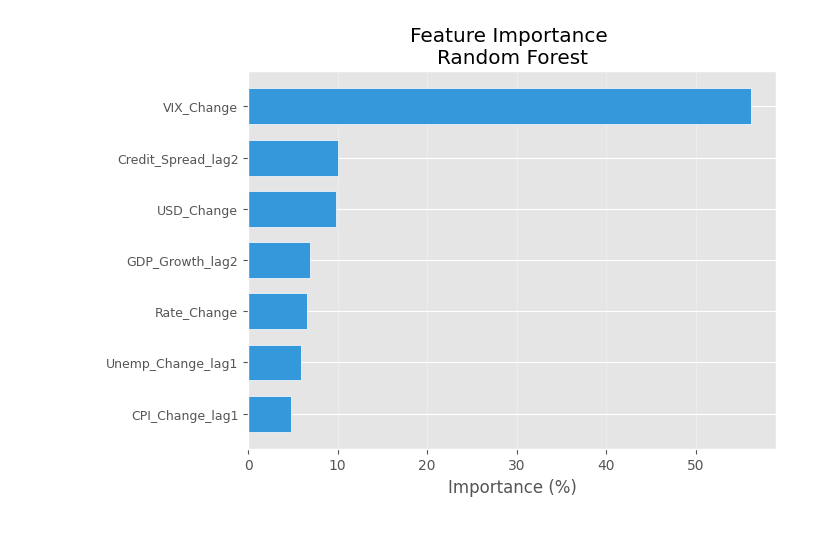
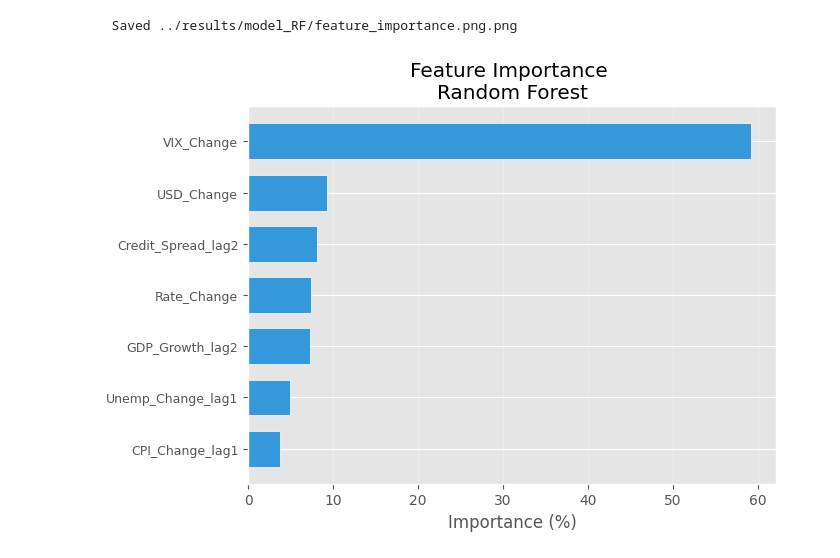
Before and after one commit to ashan-shashika/macroeconomic-impact-stock-ml, a Jupyter notebook: notebooks/06_random_forest.ipynb, the cells around one changed output. Saved outputs shown, nothing was run; the diff lists cells and outputs as text; code cells hidden in the pictures.

```diff
--- a/notebooks/06_random_forest.ipynb
+++ b/notebooks/06_random_forest.ipynb
@@ -3,7 +3,7 @@ import numpy as np
 import pandas as pd
 import matplotlib.pyplot as plt
 from sklearn.ensemble import RandomForestRegressor
-from sklearn.metrics import r2_score, mean_squared_error, mean_absolute_error
+from sklearn.metrics import  mean_squared_error
 
 
 from pathlib import Path
@@ -13,22 +13,9 @@ sys.path.append(str(project_root))
 
 from src.data_preprocessing import data_split
 from utils.evaluate_model import evaluate_model
-from src.learning_curve_plot import plot_learning_curve
+from src.learning_curve_plot import plot_rf_learning_curve
 from src.r2_comparison_plot import r2_comparison_plot
+from src.shap_plots import compute_shap
+from utils.savePlots import save
 
-df = pd.read_csv('../data/processed/processed_data.csv', parse_dates=['Date'])
-
-FEATURE_COLS = [
-    'CPI_Change_lag1', 'Rate_Change', 'GDP_Growth_lag2', 'Unemp_Change_lag1',
-    'USD_Change', 'VIX_Change', 'Credit_Spread_lag2']
-
-splits_data = data_split(df, FEATURE_COLS)
-X_train= splits_data['X_train']
-y_train     = splits_data['y_train']
-X_test  = splits_data['X_test']
-y_test      = splits_data['y_test']
-dates_test = splits_data['dates_test']
-
-print(f"  Training samples : {len(X_train)}")
-print(f"  Test samples     : {len(X_test)}")
-print(f"  Features         : {len(FEATURE_COLS)}")
+PLT_SAVE_DIR = "model_RF"
@@ -122,13 +100,14 @@ optuna.logging.set_verbosity(optuna.logging.WARNING)
 
 def objective(trial):
     params = {
-        'n_estimators':      trial.suggest_int('n_estimators', 50, 500, step=25),
-        'max_depth':         trial.suggest_int('max_depth', 2, 12),
+        'n_estimators':      trial.suggest_int('n_estimators', 30, 100, step=5),
+        'max_depth':         trial.suggest_int('max_depth', 2, 6),
         'min_samples_split': trial.suggest_int('min_samples_split', 5, 50),
         'min_samples_leaf':  trial.suggest_int('min_samples_leaf', 3, 30),
         'max_features':      trial.suggest_categorical('max_features', ['sqrt', 'log2', 0.3, 0.5, 0.7]),
         'max_samples':       trial.suggest_float('max_samples', 0.3, 0.9),
         'n_jobs':            -1,
+        'random_state':      42
     }
 
     model = RandomForestRegressor(**params)
@@ -140,8 +119,11 @@ def objective(trial):
     return rmse   # Optuna minimises by default
 
 
-study = optuna.create_study(direction='minimize', study_name='rf_tuning')
-study.optimize(objective, n_trials=100, show_progress_bar=True)
+study = optuna.create_study(
+    direction='minimize',
+    study_name='rf_tuning',
+    sampler=optuna.samplers.TPESampler(seed=42))
+study.optimize(objective, n_trials=200, show_progress_bar=True)
 
 
 # ── Results ──
@@ -162,15 +149,14 @@ Best Params:
 # %%
 best_params = study.best_params
 best_params['n_jobs'] = -1
+best_params['random_state'] = 42
 
 rf_tuned = RandomForestRegressor(**best_params)
 rf_tuned.fit(X_train, y_train)
 
 ev_rf_tuned = evaluate_model(rf_tuned, X_train, y_train, X_test, y_test, "RF Optuna-Tuned")
 
-# Learning curve
-rf_evals = collect_rf_learning_curve(rf_tuned, X_train, y_train, X_test, y_test)
-plot_learning_curve(rf_evals, model_name="RF Optuna-Tuned")
+best_n =plot_rf_learning_curve(rf_tuned, X_train, y_train, X_test, y_test, "RF Optuna-Tuned")
 # %% [output]
   RF Optuna-Tuned
 =======================================================
@@ -215,20 +236,22 @@ Credit_Spread_lag2    0.099828        9.982849
 # %%
 def plot_feature_importance_rf(imp_df):
     """Horizontal bar chart of mean decrease in impurity."""
     fig, ax = plt.subplots(figsize=(7, 5))
     imp_plot = imp_df.sort_values('Importance_pct')
 
 
     ax.barh(range(len(imp_plot)), imp_plot['Importance_pct'],
             color='#3498db', edgecolor='white', height=0.7)
     ax.set_yticks(range(len(imp_plot)))
     ax.set_yticklabels(imp_plot['Feature'], fontsize=9)
     ax.set_title('Feature Importance \nRandom Forest')
     ax.set_xlabel('Importance (%)')
     ax.grid(True, alpha=0.3, axis='x')
     plt.tight_layout()
+    save("feature_importance", PLT_SAVE_DIR)
     plt.show()
 
 plot_feature_importance_rf(imp_df)
 # %% [output]
+  Saved ../results/model_RF/feature_importance.png.png
-[figure, old version]
+[figure, new version]
```
Also changed, not shown: parts of 20 cells of this notebook, 10 other files.
